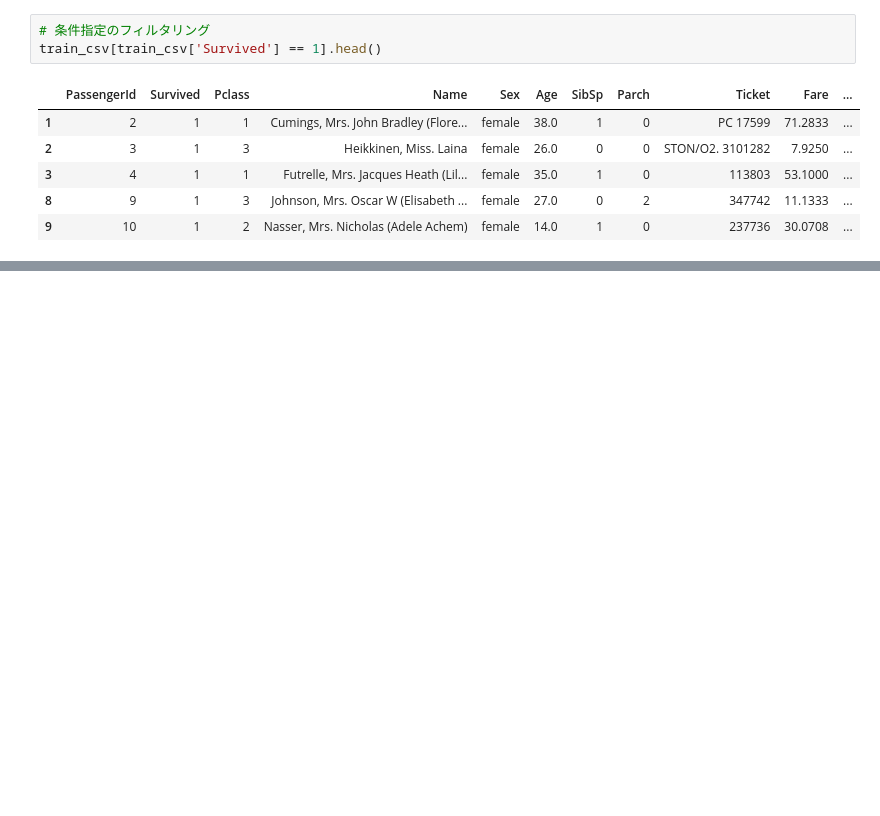
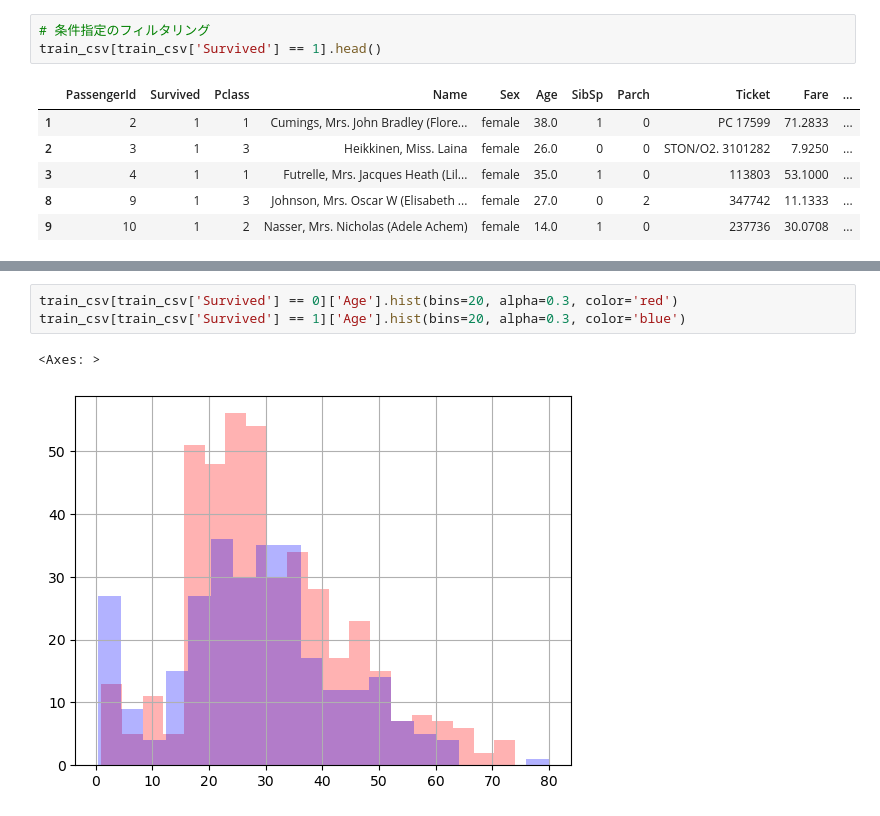
Before and after one commit to m-Masa247/Kaggle, a Jupyter notebook: Titanic/src.ipynb, the cells around one changed output, grey strips where cells are left out. Cells and saved outputs as stored; diff of their text form; blank space fills up the shorter version.

```diff
--- a/Titanic/src.ipynb
+++ b/Titanic/src.ipynb
@@ -153,0 +160,6 @@ train_csv[train_csv['Survived'] == 1].head()
+# %%
+train_csv[train_csv['Survived'] == 0]['Age'].hist(bins=20, alpha=0.3, color='red')
+train_csv[train_csv['Survived'] == 1]['Age'].hist(bins=20, alpha=0.3, color='blue')
+# %% [output]
+<Axes: >
+[figure, added]
```
Also changed, not shown: parts of 3 cells of this notebook.
